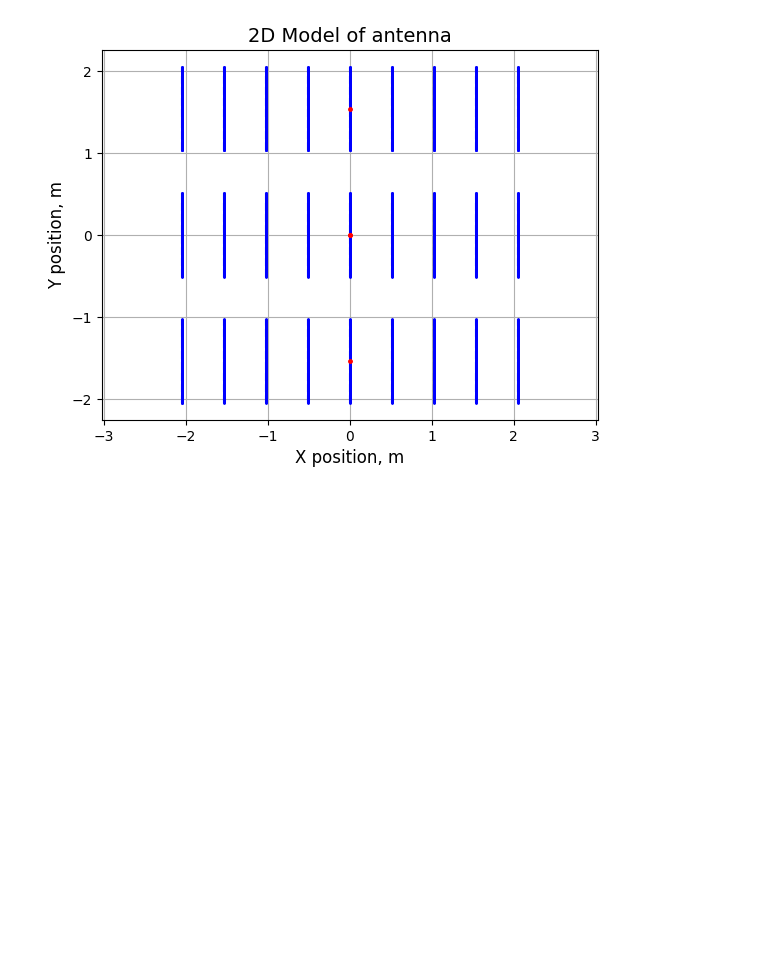
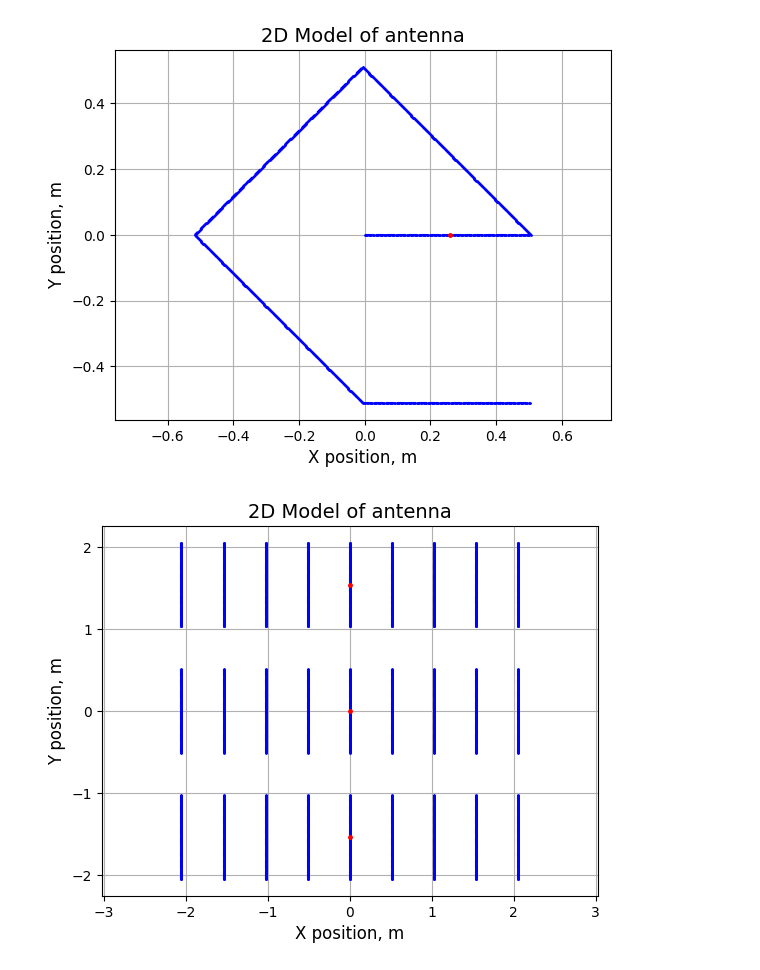
Before and after one commit to Sh4DowBurn/Method-of-Moments-for-antennas, a Jupyter notebook: 2D_EFIE/test1.ipynb, the cells around one changed output. Drawn from its saved outputs; the diff is of its cells as text; code cells hidden in the pictures; blank space fills up the shorter version.

```diff
--- a/2D_EFIE/test1.ipynb
+++ b/2D_EFIE/test1.ipynb
@@ -31 +34,6 @@ test = antenna(pos, angle, length, source, radii)
+# %%
+R_block, R = gm.calculate_positions(antenna=polychain, structure_type='polygonal chain', delta_r=delta_r)
+gm.plot_antenna(R_block=R_block, R=R, antenna=test, delta_r=delta_r)
+# %% [output]
+[figure, added]
 # %%
```
Also changed, not shown: parts of 8 cells of this notebook, 15 other files.
